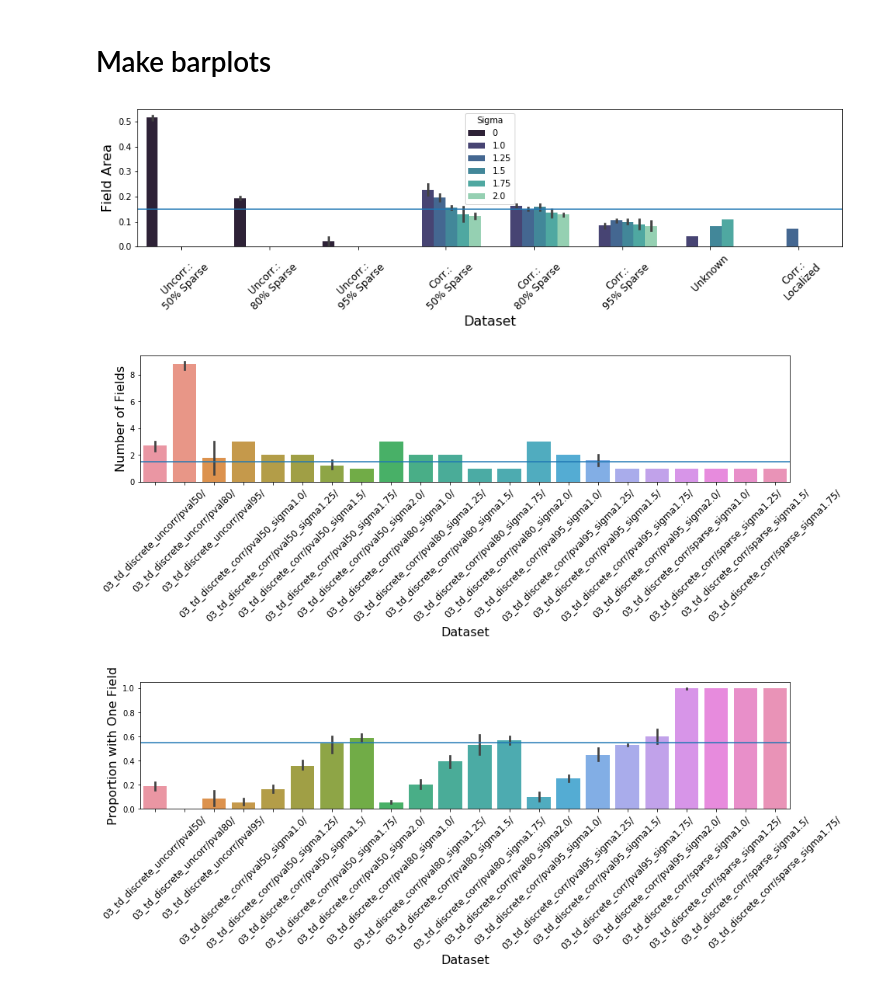
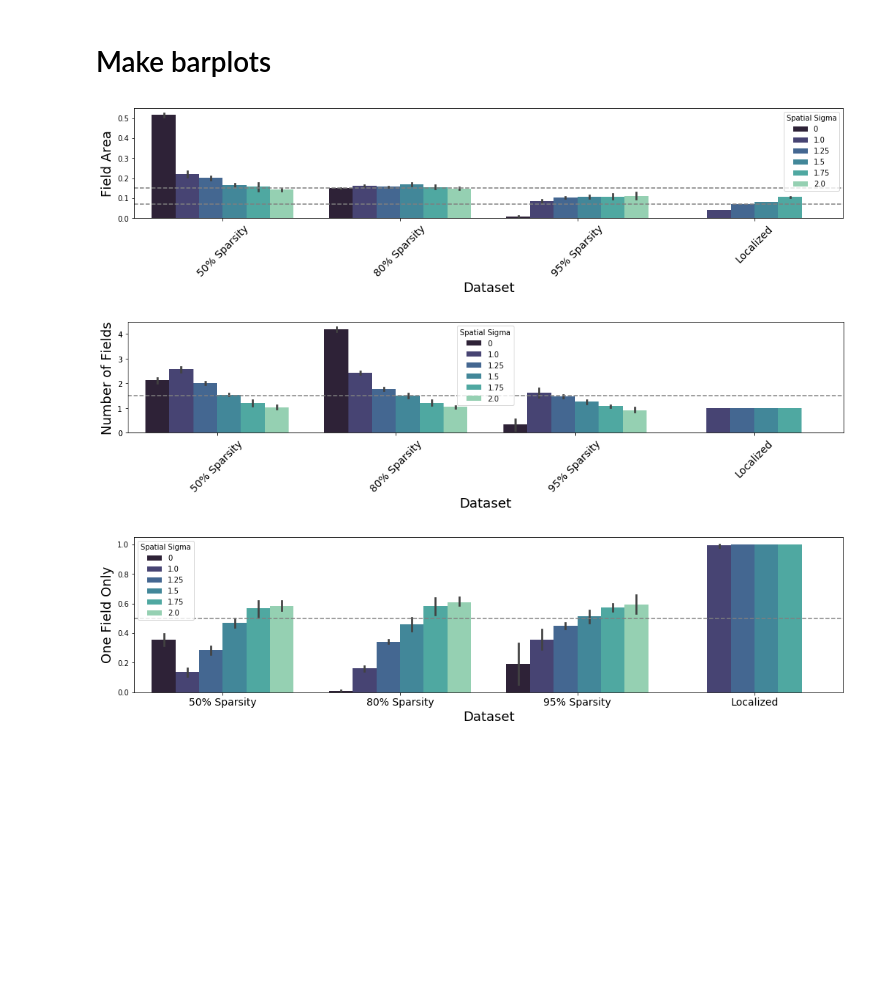
Before and after one commit to chingf/sr-project, a Jupyter notebook: notebooks/5a-place-field-aggregate-metrics.ipynb, the cells around one changed output. Saved outputs shown, nothing was run; the diff lists cells and outputs as text; code cells hidden in the pictures; blank space fills up the shorter version.

Commit message:
Improve hue plotting for fig 5 aggregates and add experimental baselines

```diff
--- a/notebooks/5a-place-field-aggregate-metrics.ipynb
+++ b/notebooks/5a-place-field-aggregate-metrics.ipynb
@@ -56,8 +56,10 @@ def get_area_and_peaks(firing_field):
     areas = []
     for label_id in np.unique(labeled_array):
         if label_id == 0: continue
-        areas.append(np.sum(labeled_array == label_id))
-    return areas, ncomponents
+        area = np.sum(labeled_array == label_id)
+        if area < 2: continue
+        areas.append(area)
+    return areas, len(areas)
 
 # Spatial Info
 
@@ -204,8 +206,8 @@ for dset_dir in dset_dirs:
         areas, ncomps, spatial_info = get_metrics(outputs, dset)
         dset_names.append(dset_name)
         sigmas.append(sigma)
-        field_areas.append(np.median(areas)/100)
-        field_nums.append(np.median(ncomps))
+        field_areas.append(np.mean(areas)/100)
+        field_nums.append(np.mean(ncomps))
         p_one_field.append(np.sum(ncomps==1)/ncomps.size)
         spatial_infos.append(np.mean(spatial_info))
 # %% [markdown]
@@ -213,51 +218,62 @@ for dset_dir in dset_dirs:
 # %%
 df = pd.DataFrame({
     'Dataset': dset_names,
-    'Sigma': sigmas,
+    'Spatial Sigma': sigmas,
     'Field Area': field_areas,
     'Number of Fields': field_nums,
     'Proportion with One Field': p_one_field,
     'Spatial Information': spatial_infos
     })
 # %%
-dset_fontsize = 12
-xylabel_fontsize = 16
+dset_fontsize = 14
+xylabel_fontsize = 18
 # %%
-fig, ax = plt.subplots(figsize=(15,3))
+fig, ax = plt.subplots(figsize=(6.4*2.25, 4.8/1.25))
 sns.barplot(
     x='Dataset', y='Field Area',
-    hue='Sigma', palette='mako',
+    hue='Spatial Sigma', palette='mako',
     ax=ax, data=df
     )
 plt.ylabel('Field Area', fontsize=xylabel_fontsize)
 plt.xlabel('Dataset', fontsize=xylabel_fontsize)
 plt.xticks(rotation=45, fontsize=dset_fontsize)
-plt.axhline(0.15)
+plt.axhline(0.15, linestyle='--', color='gray')
+plt.axhline(0.0725, linestyle='--', color='gray')
+plt.tight_layout()
+plt.savefig('5a_aggregate_area.png', dpi=300)
 plt.show()
 # %% [output]
-[figure, old version]
+[figure, new version]
 # %%
-fig, ax = plt.subplots(figsize=(15,3))
+fig, ax = plt.subplots(figsize=(6.4*2.25, 4.8/1.25))
 sns.barplot(
-    x='Dataset', y='Number of Fields', ax=ax, data=df
+    x='Dataset', y='Number of Fields',
+    hue='Spatial Sigma', palette='mako',
+    ax=ax, data=df
     )
 plt.ylabel('Number of Fields', fontsize=xylabel_fontsize)
 plt.xlabel('Dataset', fontsize=xylabel_fontsize)
 plt.xticks(rotation=45, fontsize=dset_fontsize)
-plt.axhline(1.5)
+plt.axhline(1.5, linestyle='--', color='gray')
+plt.tight_layout()
+plt.savefig('5a_aggregate_nfields.png', dpi=300)
 plt.show()
 # %% [output]
-[figure, old version]
+[figure, new version]
 # %%
-fig, ax = plt.subplots(figsize=(15,3))
+fig, ax = plt.subplots(figsize=(6.4*2.25, 4.8/1.25))
 sns.barplot(
-    x='Dataset', y='Proportion with One Field', ax=ax, data=df
+    x='Dataset', y='Proportion with One Field',
+    hue='Spatial Sigma', palette='mako',
+    ax=ax, data=df
     )
-plt.ylabel('Proportion with One Field', fontsize=xylabel_fontsize)
+plt.ylabel('One Field Only', fontsize=xylabel_fontsize)
 plt.xlabel('Dataset', fontsize=xylabel_fontsize)
-plt.xticks(rotation=45, fontsize=dset_fontsize)
-plt.axhline(0.55)
+plt.xticks(fontsize=dset_fontsize)
+plt.axhline(0.5, linestyle='--', color='gray')
+plt.tight_layout()
+plt.savefig('5a_aggregate_onefield.png', dpi=300)
 plt.show()
 # %% [output]
-[figure, old version]
+[figure, new version]
 # %%
```
Also changed, not shown: parts of 24 cells of this notebook.
